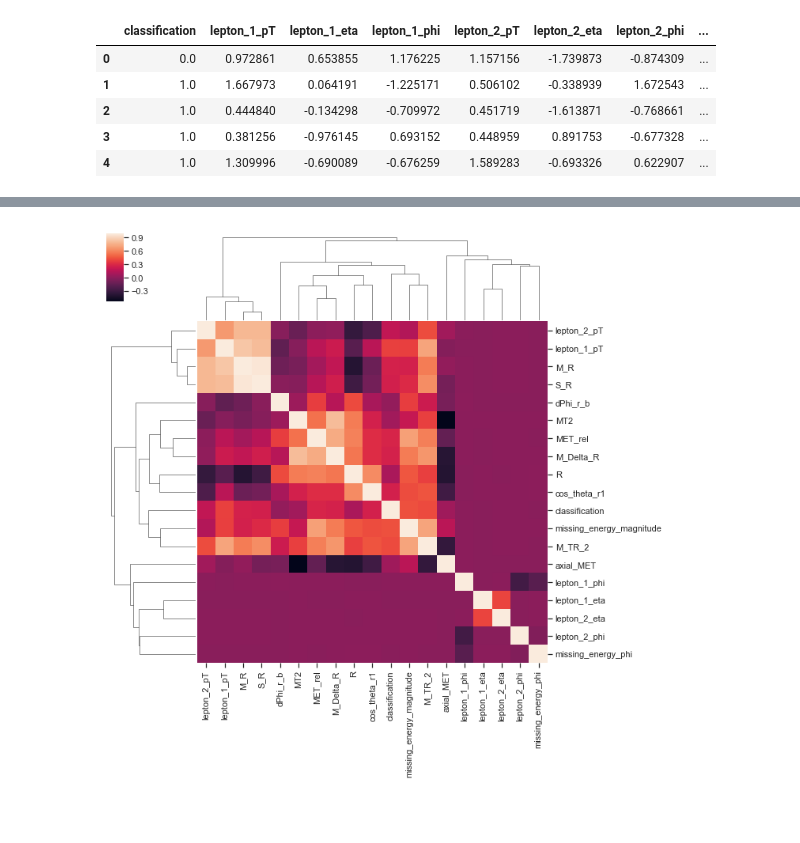
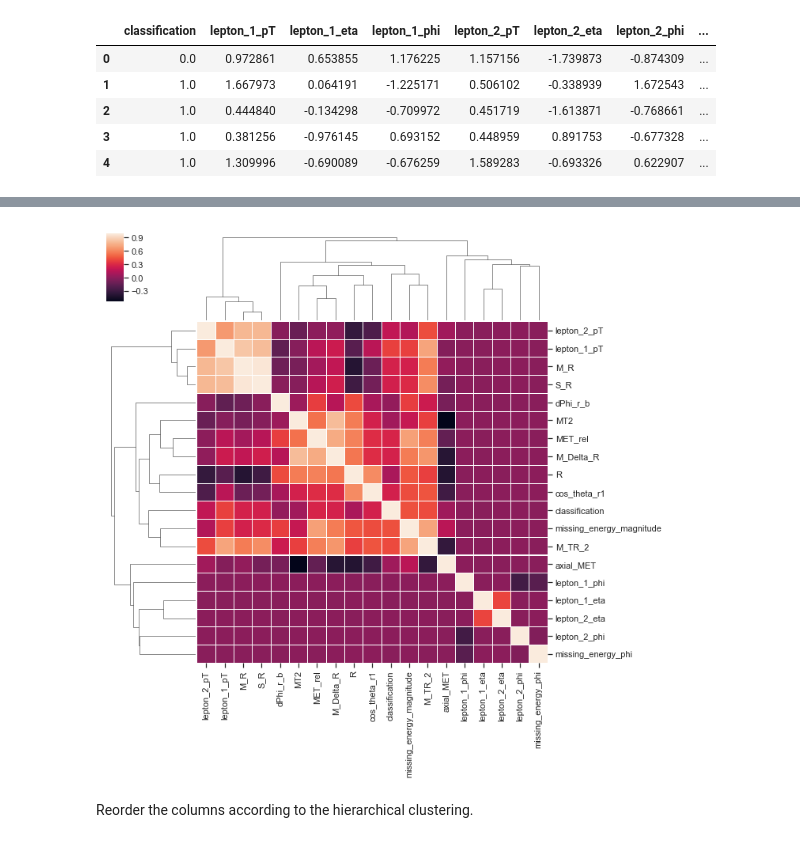
Before and after one commit to wdbm/Psychedelic_Machine_Learning_in_the_Cenozoic_Era, a Jupyter notebook: Keras_convolutional_SUSY.ipynb, the cells around one changed output, grey strips where cells are left out. Drawn from its saved outputs; the diff is of its cells as text; code cells hidden in the pictures; blank space fills up the shorter version.

```diff
--- a/Keras_convolutional_SUSY.ipynb
+++ b/Keras_convolutional_SUSY.ipynb
@@ -54,7 +56,7 @@ from vis.utils import utils
 Using TensorFlow backend.
 # %%
 %matplotlib inline
-plt.rcParams["figure.figsize"] = [17, 12]
+plt.rcParams["figure.figsize"] = [17, 14]
 # %%
 df = pd.read_csv(
     "SUSY_100k.csv",
@@ -108,5 +135,9 @@ df.hist();
 # %%
-plot = sns.clustermap(df.corr())
+#hierarchically-clustered correlations
+plot = sns.clustermap(df.corr(), linewidths=0.1)
+hierarchically_clustered_features = plot.data2d.columns
 _ = plt.setp(plot.ax_heatmap.get_yticklabels(), rotation = 0)
 # %% [output]
-[figure, old version]
+[figure, new version]
+# %% [markdown]
+Reorder the columns according to the hierarchical clustering.
```
Also changed, not shown: parts of 47 cells of this notebook.
